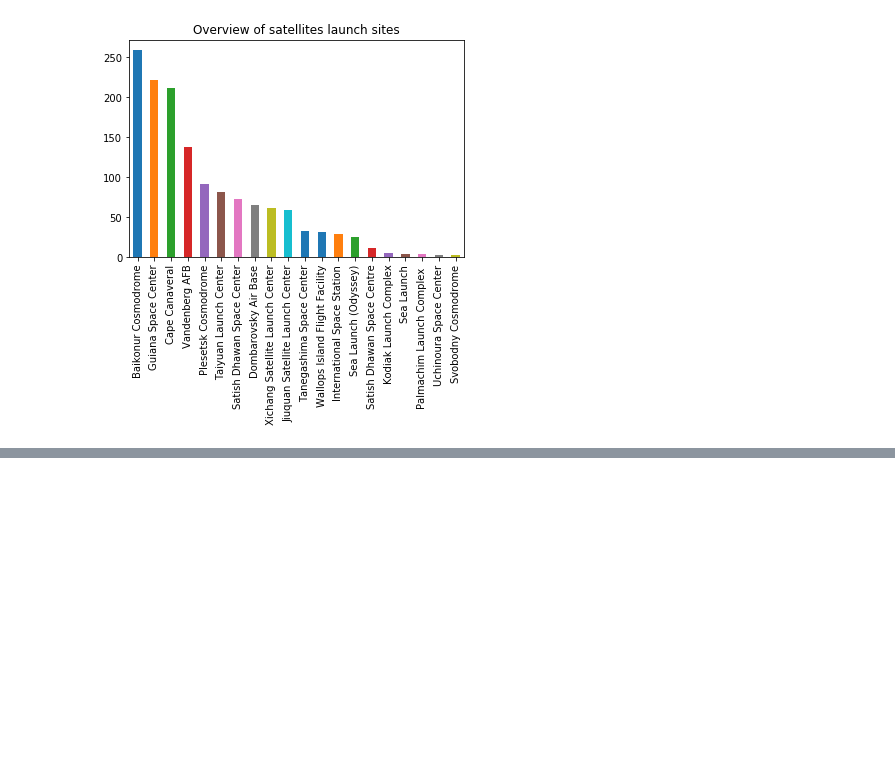
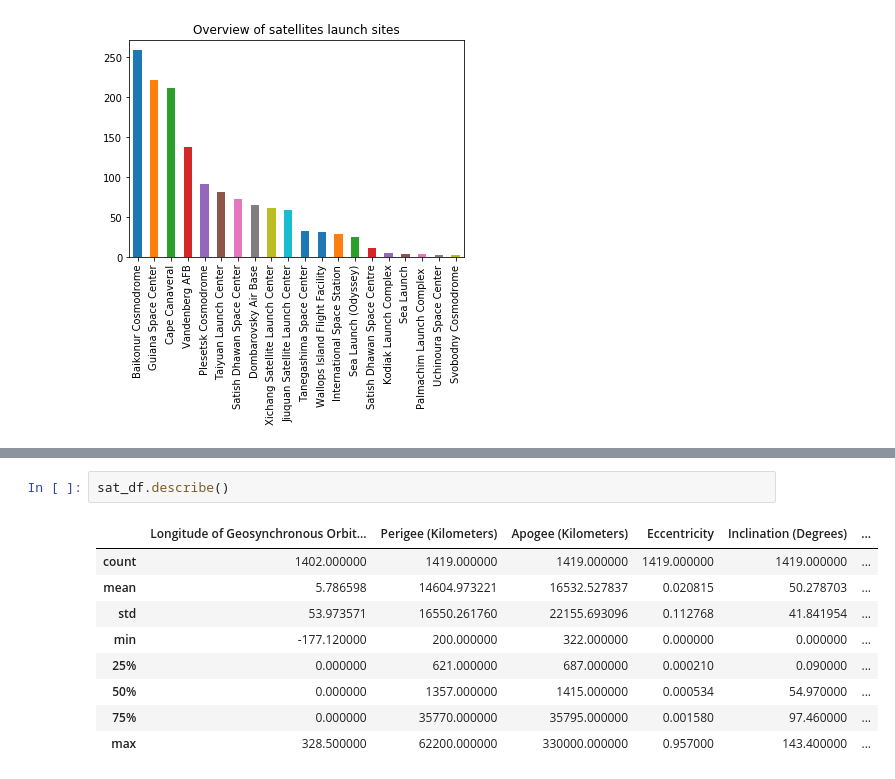
Before and after one commit to BriantOliveira/Starlink-Data-Investigation, a Jupyter notebook: notebooks/Satellites.ipynb, the cells around one changed output, grey strips where cells are left out. Drawn from its saved outputs; the diff is of its cells as text; blank space fills up the shorter version.

```diff
--- a/notebooks/Satellites.ipynb
+++ b/notebooks/Satellites.ipynb
@@ -135,0 +146,12 @@ Text(0.5,1,'Overview of satellites launch sites')
+# %%
+sat_df.describe()
+# %% [output]
+|  | Longitude of Geosynchronous Orbit... | Perigee (Kilometers) | Apogee (Kilometers) | Eccentricity | Inclination (Degrees) | ... |
+| count | 1402.000000 | 1419.000000 | 1419.000000 | 1419.000000 | 1419.000000 | ... |
+| mean | 5.786598 | 14604.973221 | 16532.527837 | 0.020815 | 50.278703 | ... |
+| std | 53.973571 | 16550.261760 | 22155.693096 | 0.112768 | 41.841954 | ... |
+| min | -177.120000 | 200.000000 | 322.000000 | 0.000000 | 0.000000 | ... |
+| 25% | 0.000000 | 621.000000 | 687.000000 | 0.000210 | 0.090000 | ... |
+| 50% | 0.000000 | 1357.000000 | 1415.000000 | 0.000534 | 54.970000 | ... |
+| 75% | 0.000000 | 35770.000000 | 35795.000000 | 0.001580 | 97.460000 | ... |
+| max | 328.500000 | 62200.000000 | 330000.000000 | 0.957000 | 143.400000 | ... |
```
Also changed, not shown: parts of 2 cells of this notebook.
